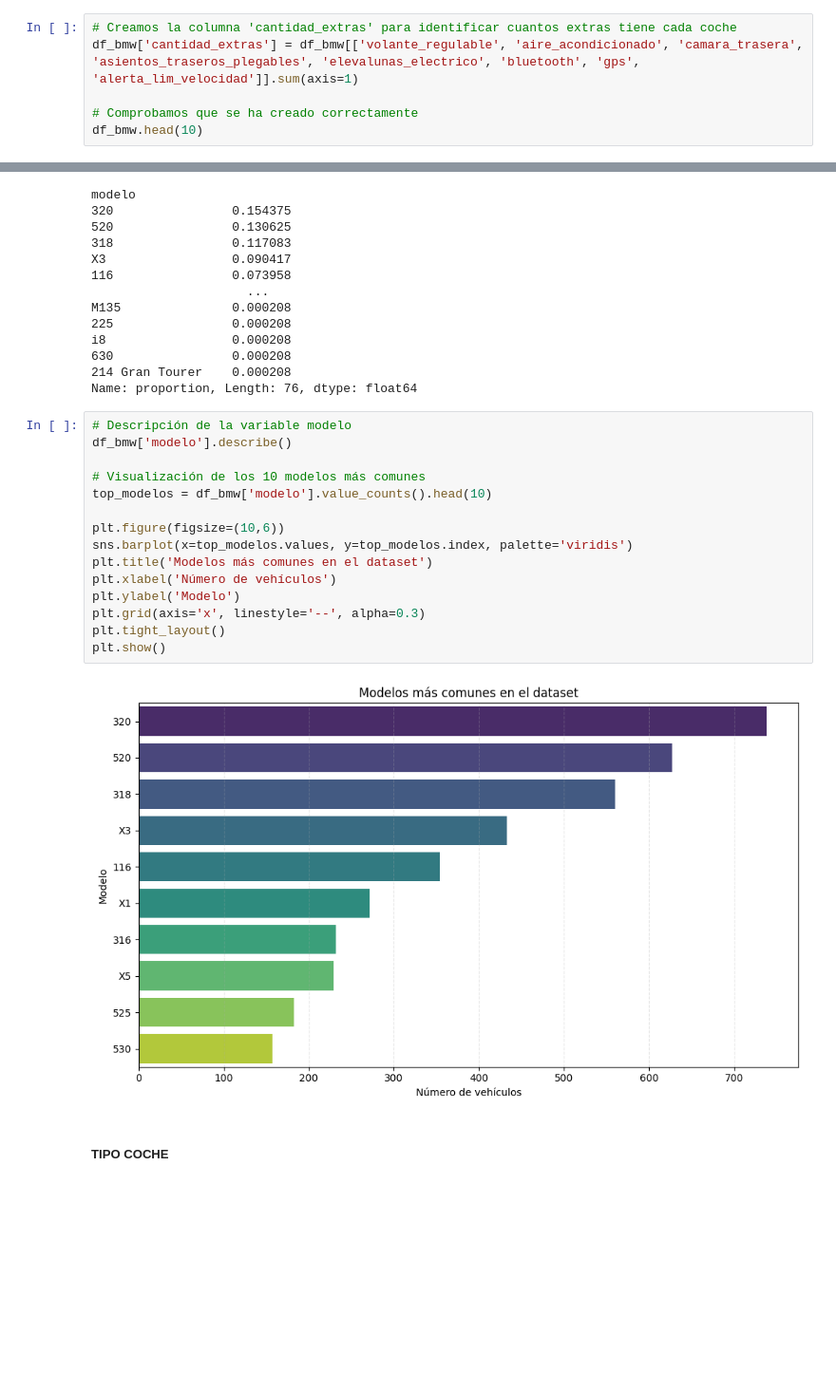
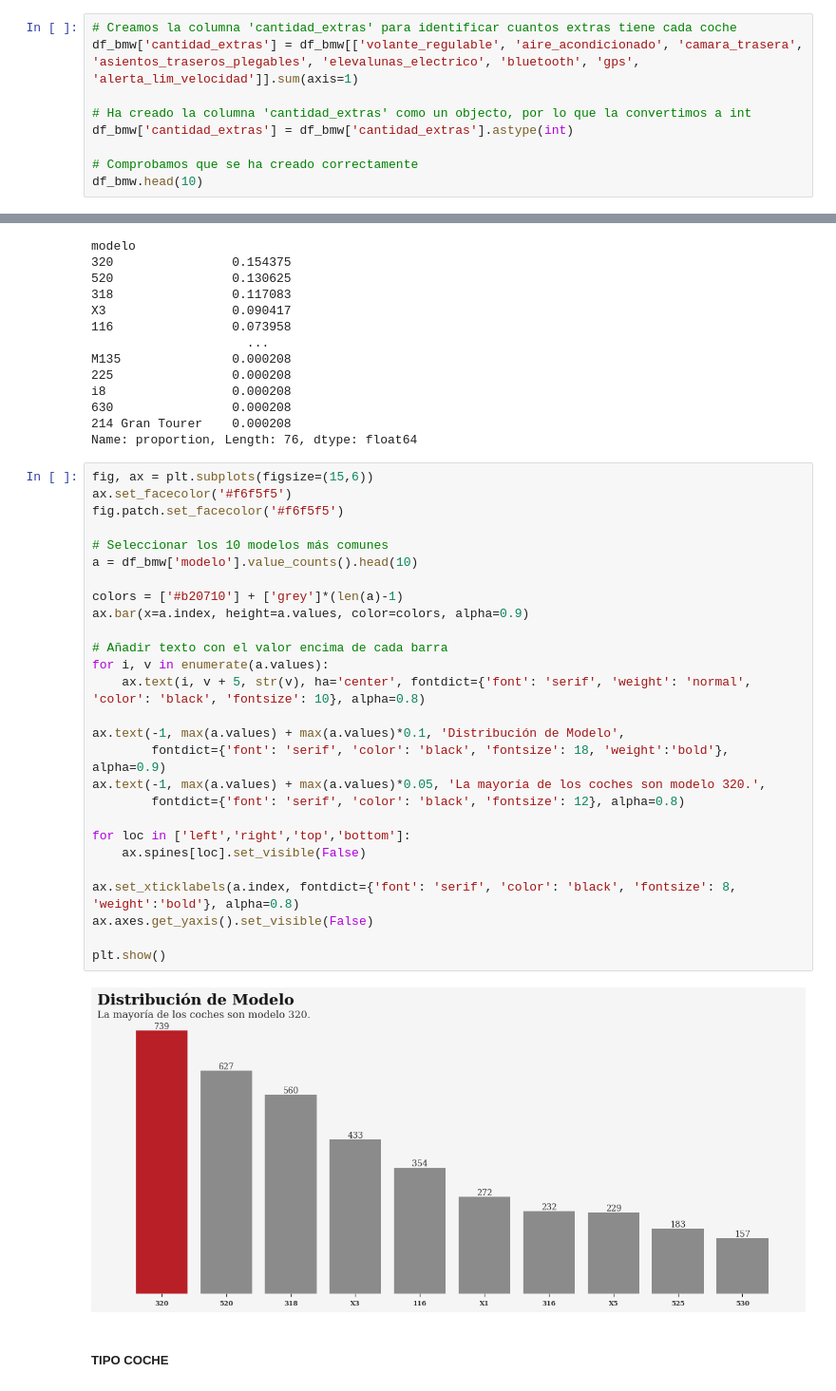
Before and after one commit to davidlarre/DS-BMW_Price, a Jupyter notebook: notebooks/Entregable1.ipynb, the cells around one changed output, grey strips where cells are left out. Shown at 95% size. Drawn from its saved outputs; the diff is of its cells as text; blank space fills up the shorter version.

```diff
--- a/notebooks/Entregable1.ipynb
+++ b/notebooks/Entregable1.ipynb
@@ -307,6 +309,9 @@ df_bmw[['año_registro','año_venta','años_coche']].head(10)
 # Creamos la columna 'cantidad_extras' para identificar cuantos extras tiene cada coche
 df_bmw['cantidad_extras'] = df_bmw[['volante_regulable', 'aire_acondicionado', 'camara_trasera', 'asientos_traseros_plegables', 'elevalunas_electrico', 'bluetooth', 'gps', 'alerta_lim_velocidad']].sum(axis=1)
 
+# Ha creado la columna 'cantidad_extras' como un objecto, por lo que la convertimos a int
+df_bmw['cantidad_extras'] = df_bmw['cantidad_extras'].astype(int)
+
 # Comprobamos que se ha creado correctamente
 df_bmw.head(10)
 # %% [output]
@@ -2778,22 +2783,34 @@ i8                 0.000208
 214 Gran Tourer    0.000208
 Name: proportion, Length: 76, dtype: float64
 # %%
-# Descripción de la variable modelo
-df_bmw['modelo'].describe()
+fig, ax = plt.subplots(figsize=(15,6))
+ax.set_facecolor('#f6f5f5')
+fig.patch.set_facecolor('#f6f5f5')
 
-# Visualización de los 10 modelos más comunes
-top_modelos = df_bmw['modelo'].value_counts().head(10)
+# Seleccionar los 10 modelos más comunes
+a = df_bmw['modelo'].value_counts().head(10)
 
-plt.figure(figsize=(10,6))
-sns.barplot(x=top_modelos.values, y=top_modelos.index, palette='viridis')
-plt.title('Modelos más comunes en el dataset')
-plt.xlabel('Número de vehículos')
-plt.ylabel('Modelo')
-plt.grid(axis='x', linestyle='--', alpha=0.3)
-plt.tight_layout()
+colors = ['#b20710'] + ['grey']*(len(a)-1)
+ax.bar(x=a.index, height=a.values, color=colors, alpha=0.9)
+
+# Añadir texto con el valor encima de cada barra
+for i, v in enumerate(a.values):
+    ax.text(i, v + 5, str(v), ha='center', fontdict={'font': 'serif', 'weight': 'normal', 'color': 'black', 'fontsize': 10}, alpha=0.8)
+
+ax.text(-1, max(a.values) + max(a.values)*0.1, 'Distribución de Modelo',
+        fontdict={'font': 'serif', 'color': 'black', 'fontsize': 18, 'weight':'bold'}, alpha=0.9)
+ax.text(-1, max(a.values) + max(a.values)*0.05, 'La mayoría de los coches son modelo 320.',
+        fontdict={'font': 'serif', 'color': 'black', 'fontsize': 12}, alpha=0.8)
+
+for loc in ['left','right','top','bottom']:
+    ax.spines[loc].set_visible(False)
+
+ax.set_xticklabels(a.index, fontdict={'font': 'serif', 'color': 'black', 'fontsize': 8, 'weight':'bold'}, alpha=0.8)
+ax.axes.get_yaxis().set_visible(False)
+
 plt.show()
 # %% [output]
-[figure, old version]
+[figure, new version]
 # %% [markdown]
 ##### **TIPO COCHE**
 # %% [markdown]
```
Also changed, not shown: parts of 48 cells of this notebook, 2 other files.
